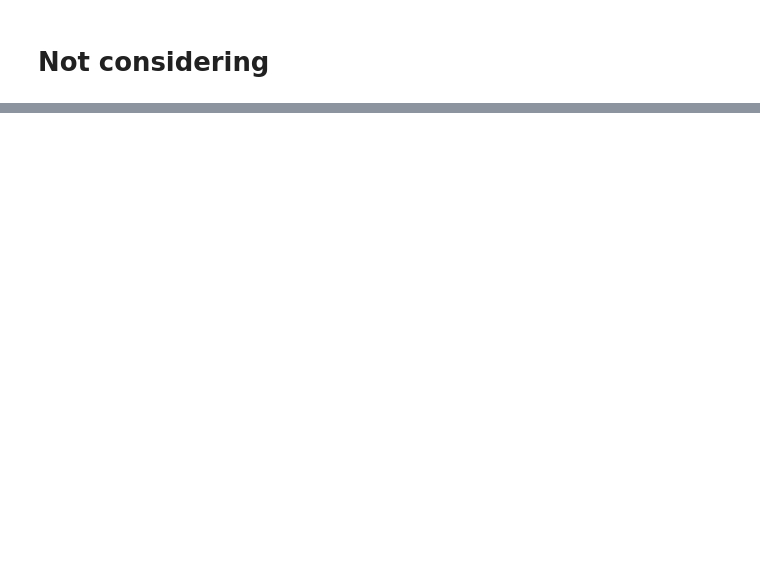
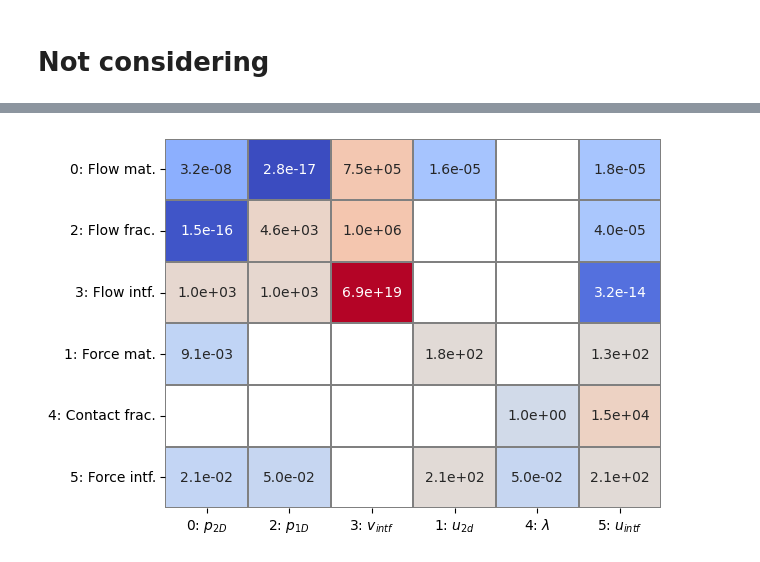
Before and after one commit to pmgbergen/FTHM-Solver, a Jupyter notebook: fpm/solve_mech_compare_S44.ipynb, the cells around one changed output, grey strips where cells are left out. Cells and saved outputs as stored; diff of their text form; code cells hidden in the pictures; blank space fills up the shorter version.

```diff
--- a/fpm/solve_mech_compare_S44.ipynb
+++ b/fpm/solve_mech_compare_S44.ipynb
@@ -145,0 +147,4 @@ Solve  took: 0.07
+# %%
+J[[0, 2, 3, 1, 4, 5]].plot_max()
+# %% [output]
+[figure, added]
```
Also changed, not shown: parts of 4 cells of this notebook, 10 other files.
